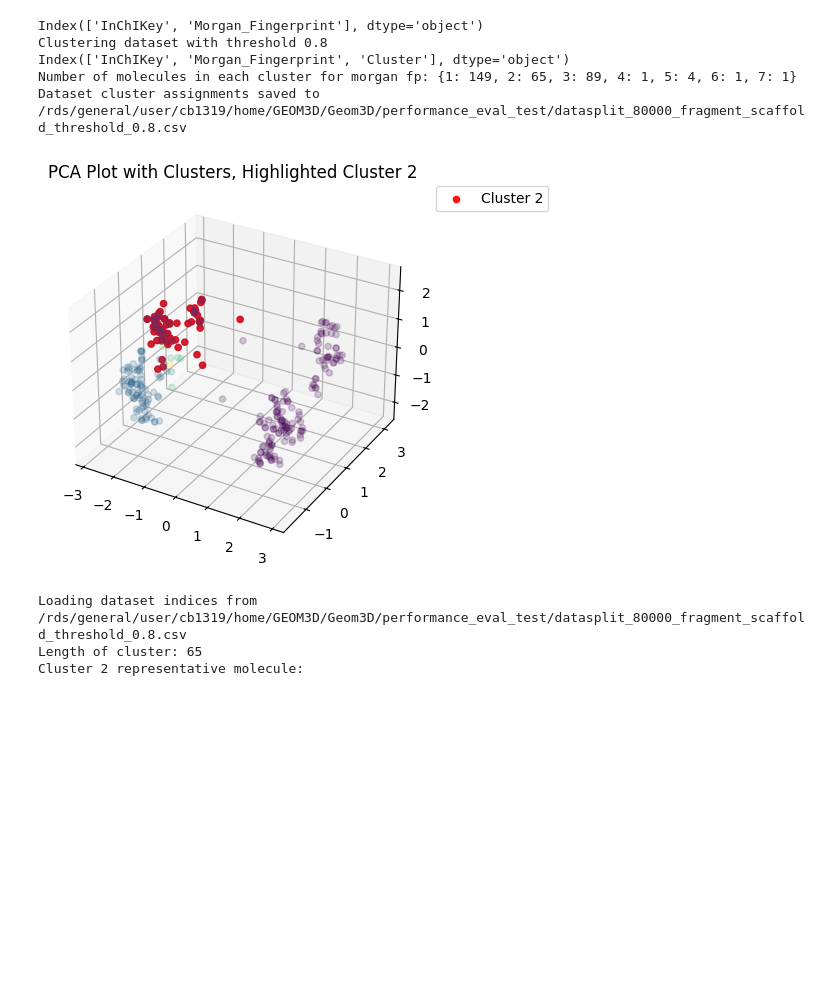
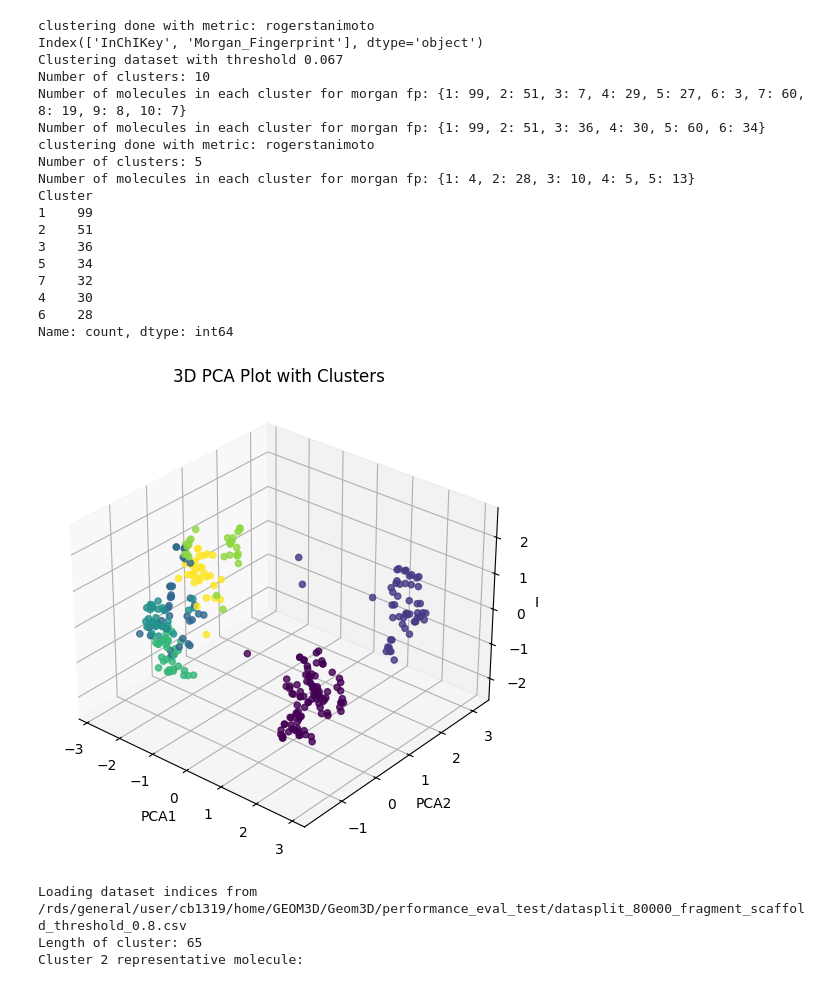
Before and after one commit to C-Bone-UCL/Geom3D, a Jupyter notebook: notebook/test_fragment_structure_split.ipynb, the cells around one changed output. Drawn from its saved outputs; the diff is of its cells as text; code cells hidden in the pictures; blank space fills up the shorter version.

Commit message:
Fragment experiment notebooks update

```diff
--- a/notebook/test_fragment_structure_split.ipynb
+++ b/notebook/test_fragment_structure_split.ipynb
@@ -430,9 +12,9 @@ from geom3d.utils import database_utils
 
 import os
 os.chdir('/rds/general/user/cb1319/home/GEOM3D/Geom3D/')
-config_dir = os.getcwd()+"/performance_eval_test/SchNet_IP_80000"
+config_dir = os.getcwd()+"/fragment_experiment/SchNet_opt_combined_80000"
 config = read_config(config_dir)
 
-dataset_path = "/rds/general/user/cb1319/home/GEOM3D/Geom3D/performance_eval_test/80Kdataset.pt"
+dataset_path = "/rds/general/user/cb1319/home/GEOM3D/Geom3D/datasets/80000dataset_combined.pt"
 dataset = torch.load(dataset_path)
 # %% [output]
@@ -471,0 +22,26 @@ df.head()
+# %%
+import importlib
+from geom3d.utils import fragment_scaffold_split
+from geom3d.utils.fragment_scaffold_split import *
+import pandas as pd
+
+importlib.reload(fragment_scaffold_split)
+
+# Initialize DataFrame
+df_cluster_keys = pd.DataFrame(columns=[f"Cluster_{i}_keys" for i in range(1, 8)])
+
+# Values to change the config["test_set_fragment_cluster"] to
+values = [1, 2, 3, 4, 5, 6]
+
+# Loop over each value in values
+for value in values:
+    # Change the value of config["test_set_fragment_cluster"] to the current value
+    config["test_set_fragment_cluster"] = value
+
+    # Run the fragment_scaffold_splitter function to get the cluster keys
+    cluster_keys = fragment_scaffold_splitter(dataset, config)
+
+    # Add cluster keys to the DataFrame
+    df_cluster_keys[f"Cluster_{value}_keys"] = [",".join(cluster_keys)]
+
+    print("Number of test samples for cluster", value, ":", len(cluster_keys))
@@ -512,18 +177,31 @@ Dataset cluster assignments saved to /rds/general/user/cb1319/home/GEOM3D/Geom3D
 # %%
 import importlib
 from geom3d.utils import fragment_scaffold_split
 from geom3d.utils.fragment_scaffold_split import *
 
 importlib.reload(fragment_scaffold_split)
 
-pca_plot(dataset, config, selected_cluster = 2, threshold = 0.80)
+pca_plot(dataset, config, threshold = 0.067)
 # %% [output]
+clustering done with metric: rogerstanimoto
 Index(['InChIKey', 'Morgan_Fingerprint'], dtype='object')
-Clustering dataset with threshold 0.8
-Index(['InChIKey', 'Morgan_Fingerprint', 'Cluster'], dtype='object')
-Number of molecules in each cluster for morgan fp: {1: 149, 2: 65, 3: 89, 4: 1, 5: 4, 6: 1, 7: 1}
-Dataset cluster assignments saved to /rds/general/user/cb1319/home/GEOM3D/Geom3D/performance_eval_test/datasplit_80000_fragment_scaffold_threshold_0.8.csv
+Clustering dataset with threshold 0.067
+Number of clusters: 10
+Number of molecules in each cluster for morgan fp: {1: 99, 2: 51, 3: 7, 4: 29, 5: 27, 6: 3, 7: 60, 8: 19, 9: 8, 10: 7}
+Number of molecules in each cluster for morgan fp: {1: 99, 2: 51, 3: 36, 4: 30, 5: 60, 6: 34}
+clustering done with metric: rogerstanimoto
+Number of clusters: 5
+Number of molecules in each cluster for morgan fp: {1: 4, 2: 28, 3: 10, 4: 5, 5: 13}
+Cluster
+1    99
+2    51
+3    36
+5    34
+7    32
+4    30
+6    28
+Name: count, dtype: int64
-[figure, old version]
+[figure, new version]
 # %%
 import importlib
 from geom3d.utils import fragment_scaffold_split
```
Also changed, not shown: parts of 27 cells of this notebook, 12 other files.
